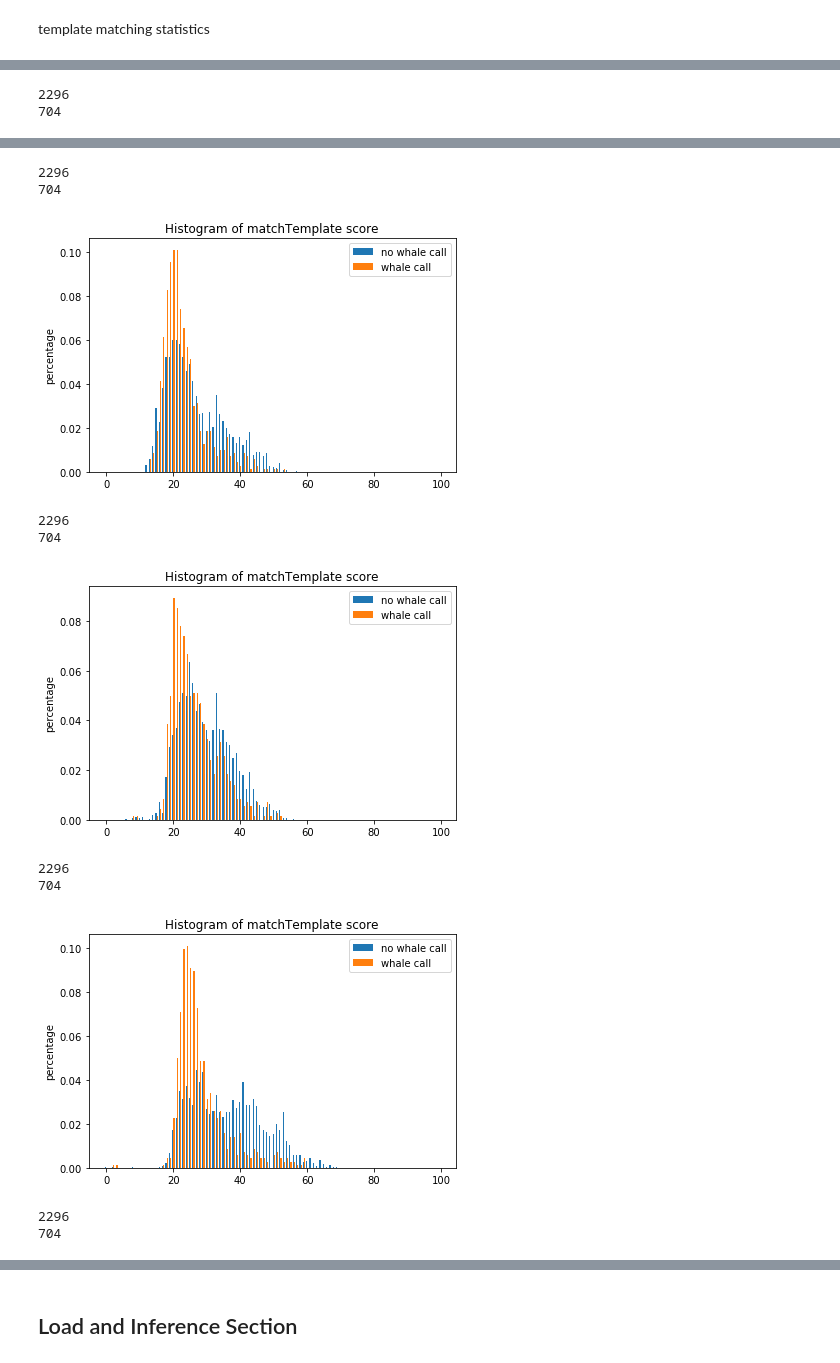
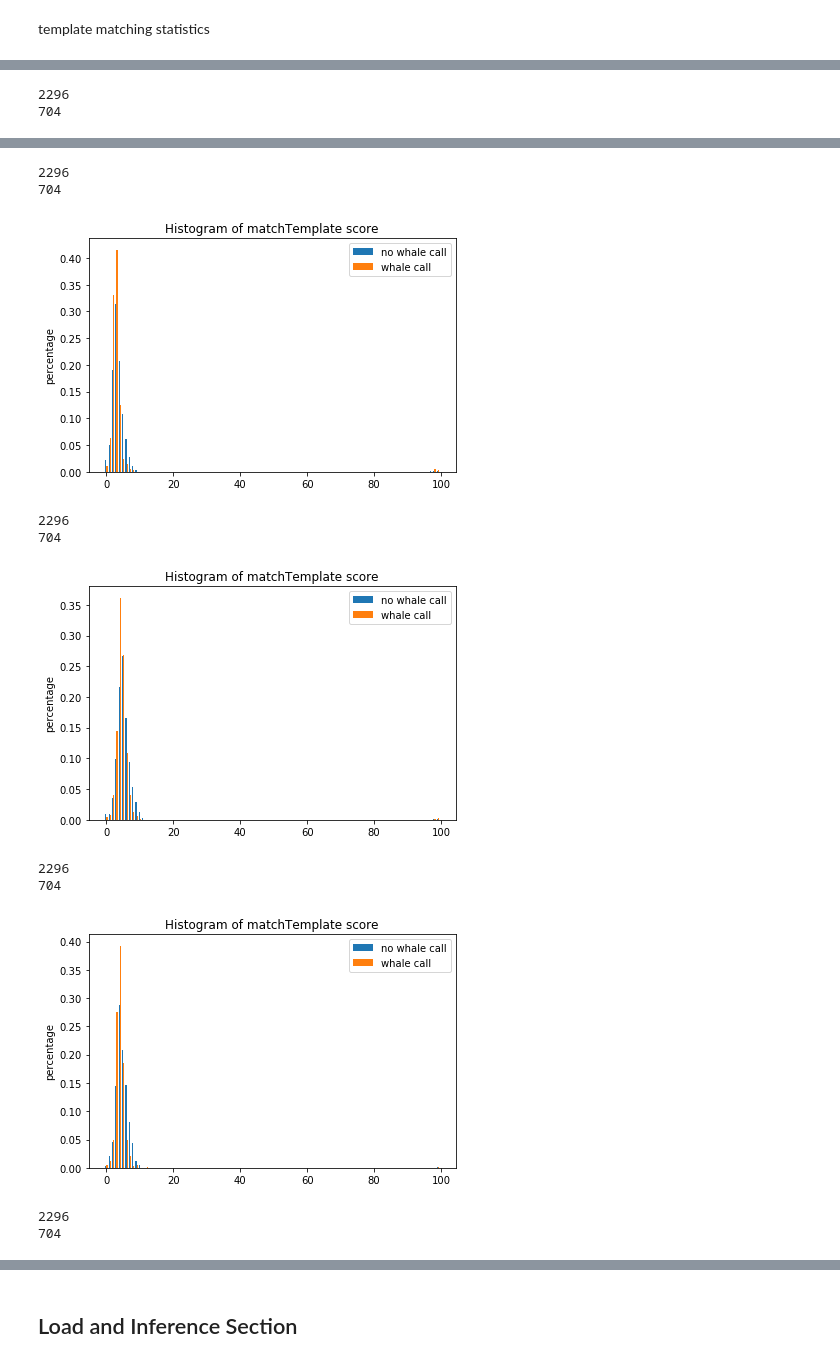
Before and after one commit to chhiilnos1996/ECE228_Machine_Learning_for_Physical_Application_Final, a Jupyter notebook: data_experiment.ipynb, the cells around one changed output, grey strips where cells are left out. Cells and saved outputs as stored; diff of their text form; code cells hidden in the pictures.

```diff
--- a/data_experiment.ipynb
+++ b/data_experiment.ipynb
@@ -72,6 +72,9 @@ def plot_template_matching_histogram(src_dir, template_shape):
         # Obtain vals and locs (max_lox corresponds to the best match)
         min_val, max_val, min_loc, max_loc = cv2.minMaxLoc(res)
         histogram['train_prep_10_1'][math.floor(max_val/0.01)]+=1
+        h = template_shape[0]
+        w = template_shape[1]
+        #print(max_loc[0],max_loc[1])
         #values['train_prep_10_1'].append(min_val)
 
     labels = [str(i) for i in range(100)]
@@ -103,14 +106,15 @@ def plot_template_matching_histogram(src_dir, template_shape):
     fig.tight_layout()
     plt.show()
 
-
-plot_template_matching_histogram('data/train_prep_10',(48, 98, 3))
-plot_template_matching_histogram('data/train_prep_10',(36, 84, 3))
-plot_template_matching_histogram('data/train_prep_10',(30, 70, 3))
-plot_template_matching_histogram('data/train_prep_10',(24, 56, 3))
-plot_template_matching_histogram('data/train_prep_10',(18, 42, 3))
-plot_template_matching_histogram('data/train_prep_10',(12, 28, 3))
-plot_template_matching_histogram('data/train_prep_10',(6, 14, 3))
+#255 * 101
+plot_template_matching_histogram('data/train_prep_10',(220, 88, 3))
+plot_template_matching_histogram('data/train_prep_10',(210, 84, 3))
+plot_template_matching_histogram('data/train_prep_10',(200, 80, 3))
+plot_template_matching_histogram('data/train_prep_10',(190, 76, 3))
+plot_template_matching_histogram('data/train_prep_10',(180, 72, 3))
+plot_template_matching_histogram('data/train_prep_10',(170, 68, 3))
+plot_template_matching_histogram('data/train_prep_10',(160, 64, 3))
+plot_template_matching_histogram('data/train_prep_10',(150, 60, 3))
 # %% [output]
 2296
 704
@@ -121,11 +125,11 @@ plot_template_matching_histogram('data/train_prep_10',(6, 14, 3))
 2296
 704
-[figure, old version]
+[figure, new version]
 2296
 704
-[figure, old version]
+[figure, new version]
 2296
 704
-[figure, old version]
+[figure, new version]
 2296
 704
```
Also changed, not shown: parts of 5 cells of this notebook, 1 other file.
